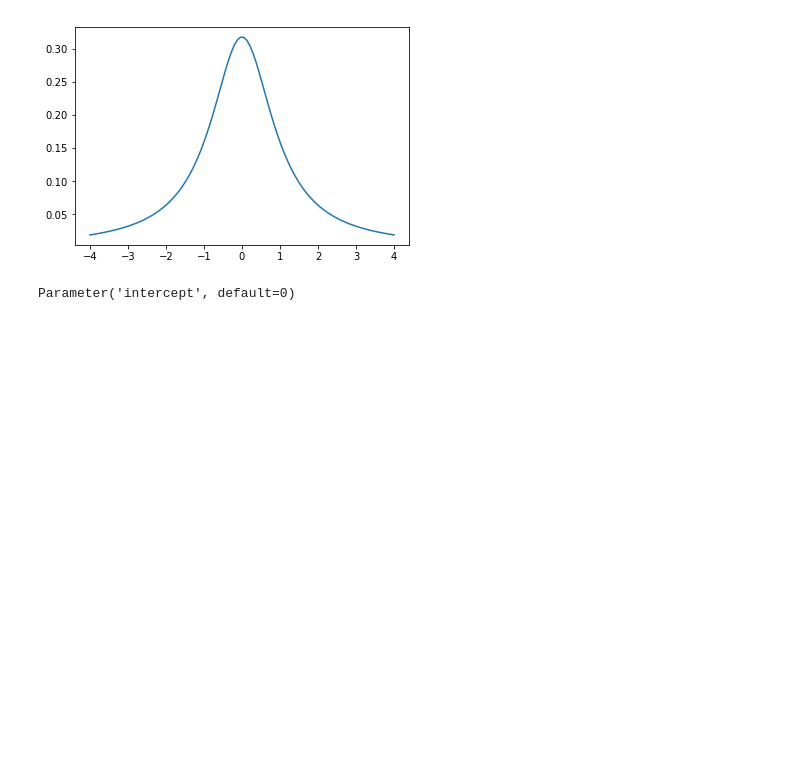
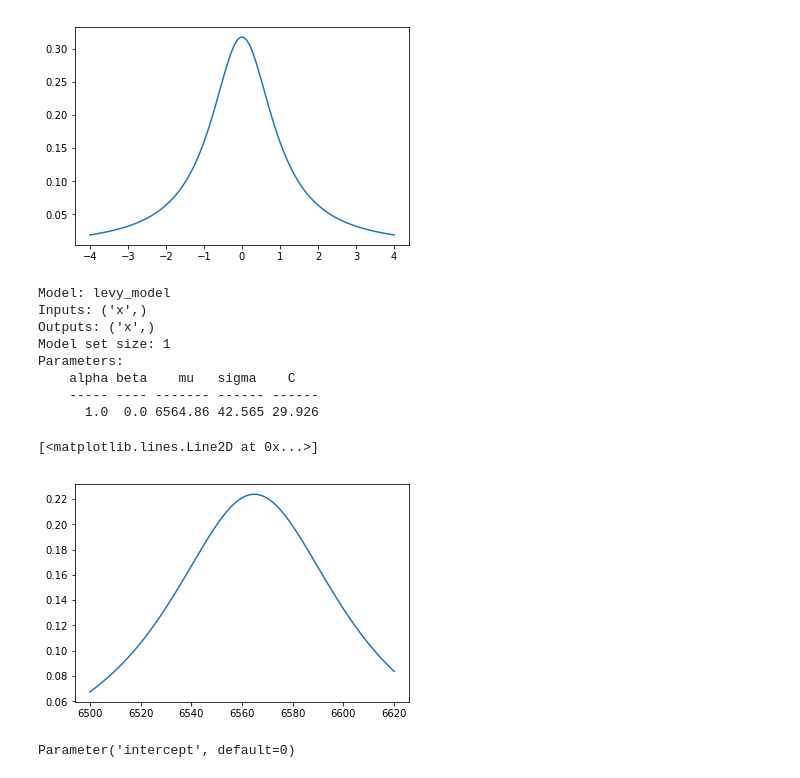
Before and after one commit to astrophysically/WDSpectralFitting, a Jupyter notebook: notebooks/Spectra_Quality.ipynb, the cells around one changed output. Cells and saved outputs as stored; diff of their text form; code cells hidden in the pictures; blank space fills up the shorter version.

```diff
--- a/notebooks/Spectra_Quality.ipynb
+++ b/notebooks/Spectra_Quality.ipynb
@@ -36,7 +57,28 @@ plt.plot(x,levy(x,alpha,beta,mu=0))
 [figure]
 # %%
 def levy_model(x, alpha=1.0, mu=0.0, sigma=1.0, C=1.0):
-    return C*levy(x,alpha,0.0,mu=mu,sigma=sigma)
+    return C*levy(x,alpha,0.0,mu,sigma)
+
+LevyObject = models.custom_model(levy_model)
+test = LevyObject()
+test.alpha = 1.0
+test.mu = 6564.86
+test.sigma = 42.565
+test.C= 29.926
+print test
+x = np.linspace(6500,6620,3000)
+plt.plot(x,test(x))
+# %% [output]
+Model: levy_model
+Inputs: ('x',)
+Outputs: ('x',)
+Model set size: 1
+Parameters:
+    alpha beta    mu   sigma    C
+    ----- ---- ------- ------ ------
+      1.0  0.0 6564.86 42.565 29.926
+[<matplotlib.lines.Line2D at 0x...>]
+[figure, added]
 # %%
 models.Linear1D.intercept
 # %% [output]
```
Also changed, not shown: parts of 4 cells of this notebook, 7 other files.
